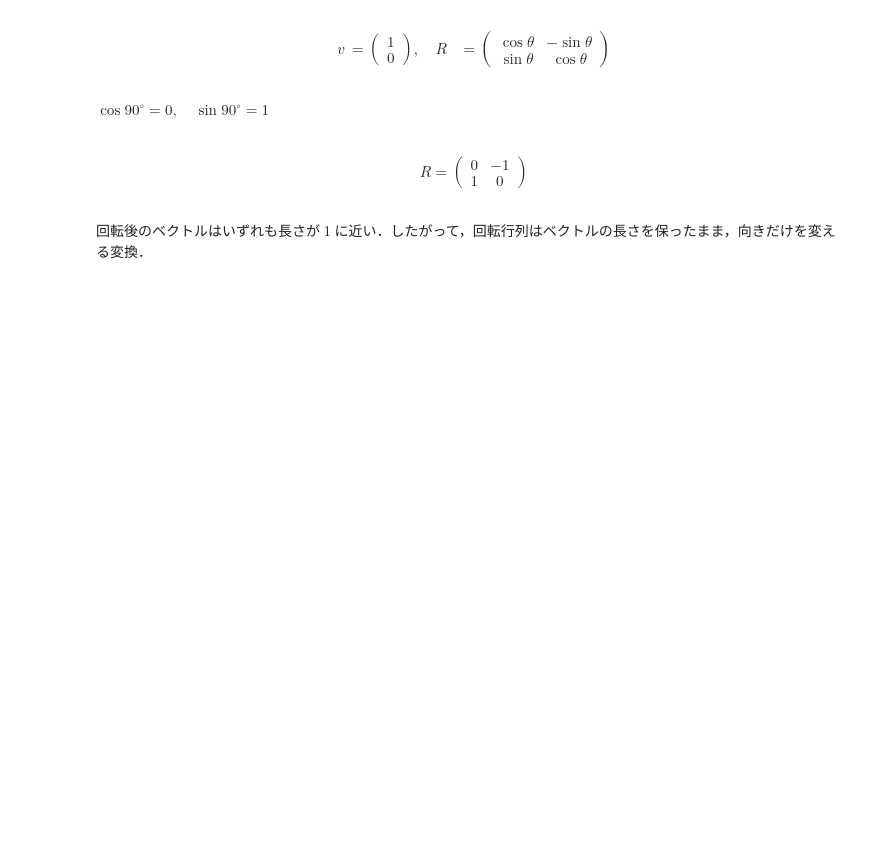
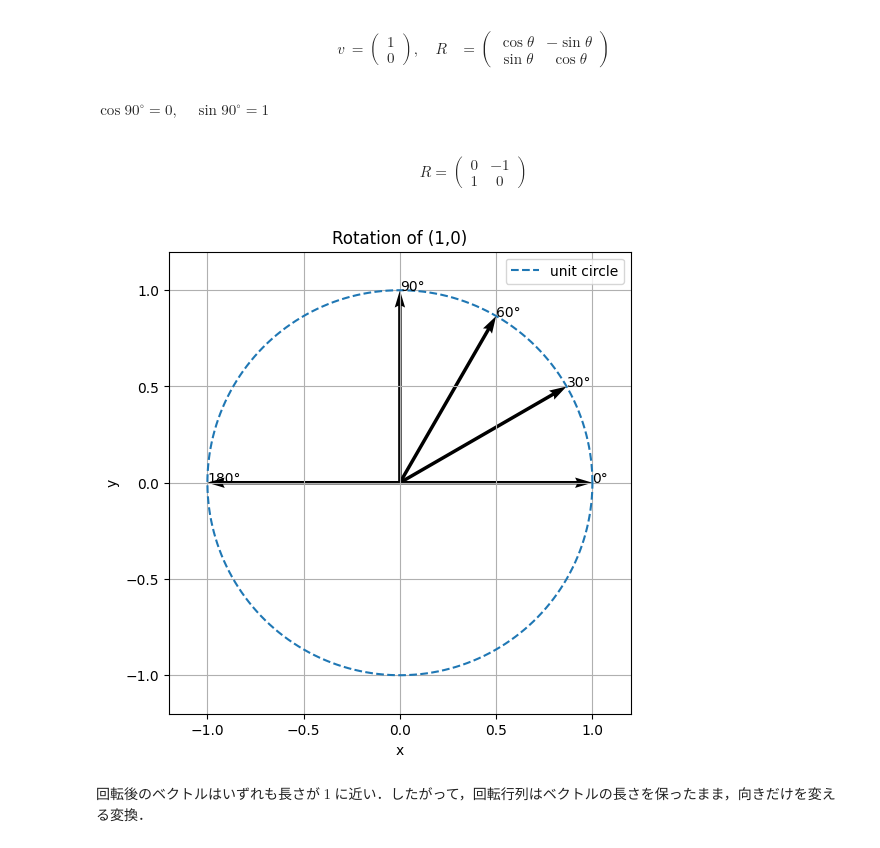
Before and after one commit to syamashita-tu/initial-training-2026, a Jupyter notebook: syamashita-tu/chapter04/q07.ipynb, the cells around one changed output. Drawn from its saved outputs; the diff is of its cells as text; code cells hidden in the pictures; blank space fills up the shorter version.

```diff
--- a/syamashita-tu/chapter04/q07.ipynb
+++ b/syamashita-tu/chapter04/q07.ipynb
@@ -23,7 +23,7 @@ R=
 \end{align}
 # %%
 import numpy as np
-import pandas as pd
+# import pandas as pd
 import matplotlib.pyplot as plt
 
 def rotation_matrix(degree):
@@ -41,33 +41,35 @@ for deg in degrees:
     R = rotation_matrix(deg)
     rotated = R @ v
     points.append(rotated)
     rows.append({
         "degree": deg,
         "x": rotated[0],
         "y": rotated[1],
         "length": np.linalg.norm(rotated)
     })
 
-display(pd.DataFrame(rows))
+# display(pd.DataFrame(rows))
 
 points = np.array(points)
 
 plt.figure(figsize=(6, 6))
 for deg, p in zip(degrees, points):
     plt.quiver(0, 0, p[0], p[1], angles="xy", scale_units="xy", scale=1)
     plt.text(p[0], p[1], f"{deg}°")
 
 circle_theta = np.linspace(0, 2*np.pi, 400)
 plt.plot(np.cos(circle_theta), np.sin(circle_theta), linestyle="--", label="unit circle")
 
 plt.xlim(-1.2, 1.2)
 plt.ylim(-1.2, 1.2)
 plt.xlabel("x")
 plt.ylabel("y")
 plt.title("Rotation of (1,0)")
 plt.grid(True)
 plt.gca().set_aspect("equal", adjustable="box")
 plt.legend()
 plt.show()
+# %% [output]
+[figure, added]
 # %% [markdown]
 回転後のベクトルはいずれも長さが $1$ に近い．したがって，回転行列はベクトルの長さを保ったまま，向きだけを変える変換．
```
Also changed, not shown: 12 other files.
